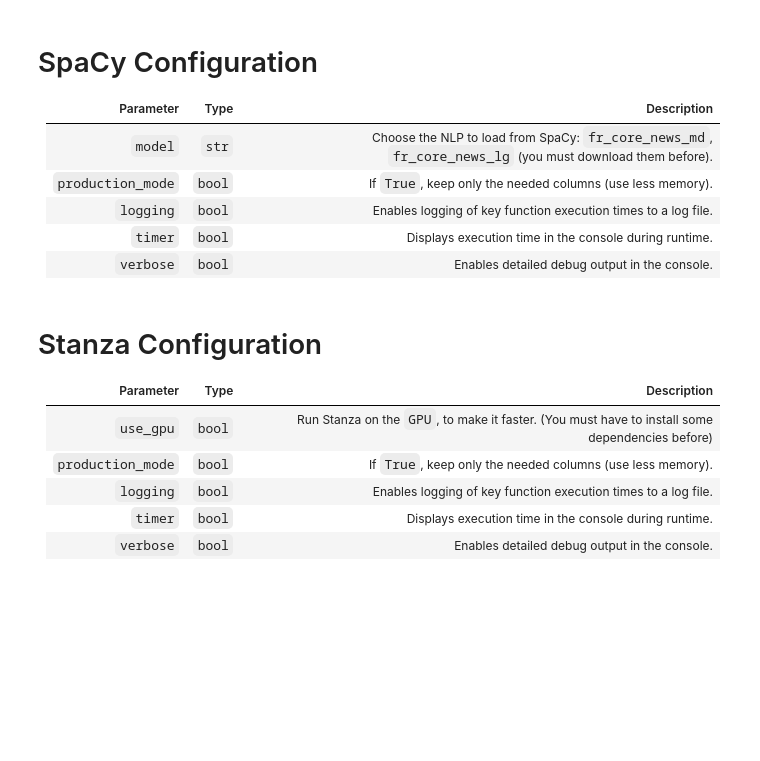
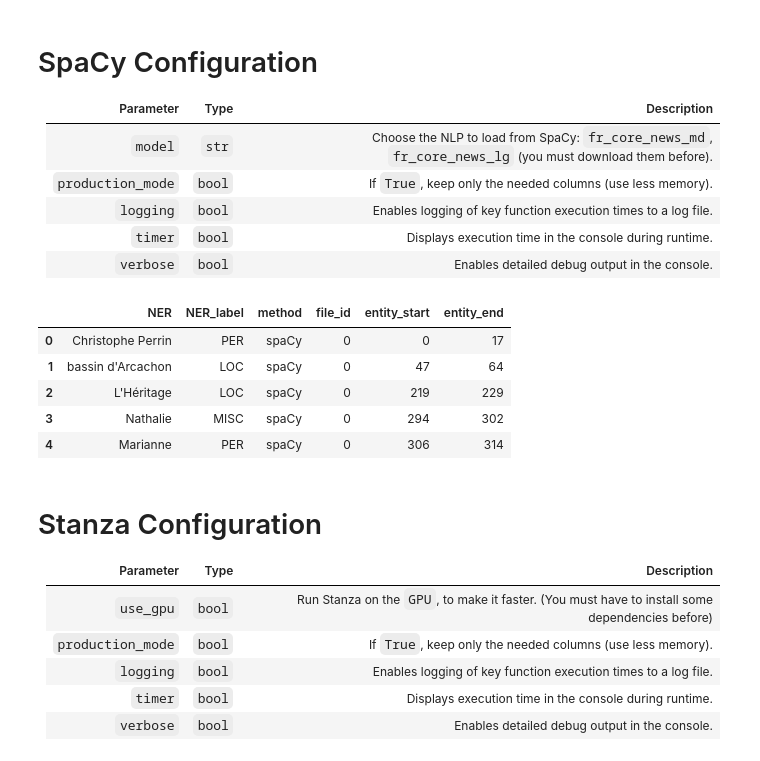
Before and after one commit to Valentin-Gauthier/NER, a Jupyter notebook: src/NER/NER.ipynb, the cells around one changed output. Cells and saved outputs as stored; diff of their text form; code cells hidden in the pictures; blank space fills up the shorter version.

```diff
--- a/src/NER/NER.ipynb
+++ b/src/NER/NER.ipynb
@@ -61,18 +57,25 @@ C:\Users\valen\Documents\Informatique-L3\Stage_NER\NER\src\Results\Corpus
 # %%
 from tools import spacy_wrapper
 importlib.reload(spacy_wrapper)
 from tools.spacy_wrapper import SpaCyConfig
 
 sp = SpaCyConfig(
     model = "fr_core_news_sm",
     production_mode = True,
     timer = False,
     logging = False,
     verbose = False
 )
 
-# sp_df = sp.run(DATAS)
-# sp_df.head()
+sp_df = sp.run(DATAS)
+sp_df.head()
+# %% [output]
+|  | NER | NER_label | method | file_id | entity_start | entity_end |
+| 0 | Christophe Perrin | PER | spaCy | 0 | 0 | 17 |
+| 1 | bassin d'Arcachon | LOC | spaCy | 0 | 47 | 64 |
+| 2 | L'Héritage | LOC | spaCy | 0 | 219 | 229 |
+| 3 | Nathalie | MISC | spaCy | 0 | 294 | 302 |
+| 4 | Marianne | PER | spaCy | 0 | 306 | 314 |
 # %% [markdown]
 # Stanza Configuration
 
```
Also changed, not shown: parts of 8 cells of this notebook, 5 other files.
